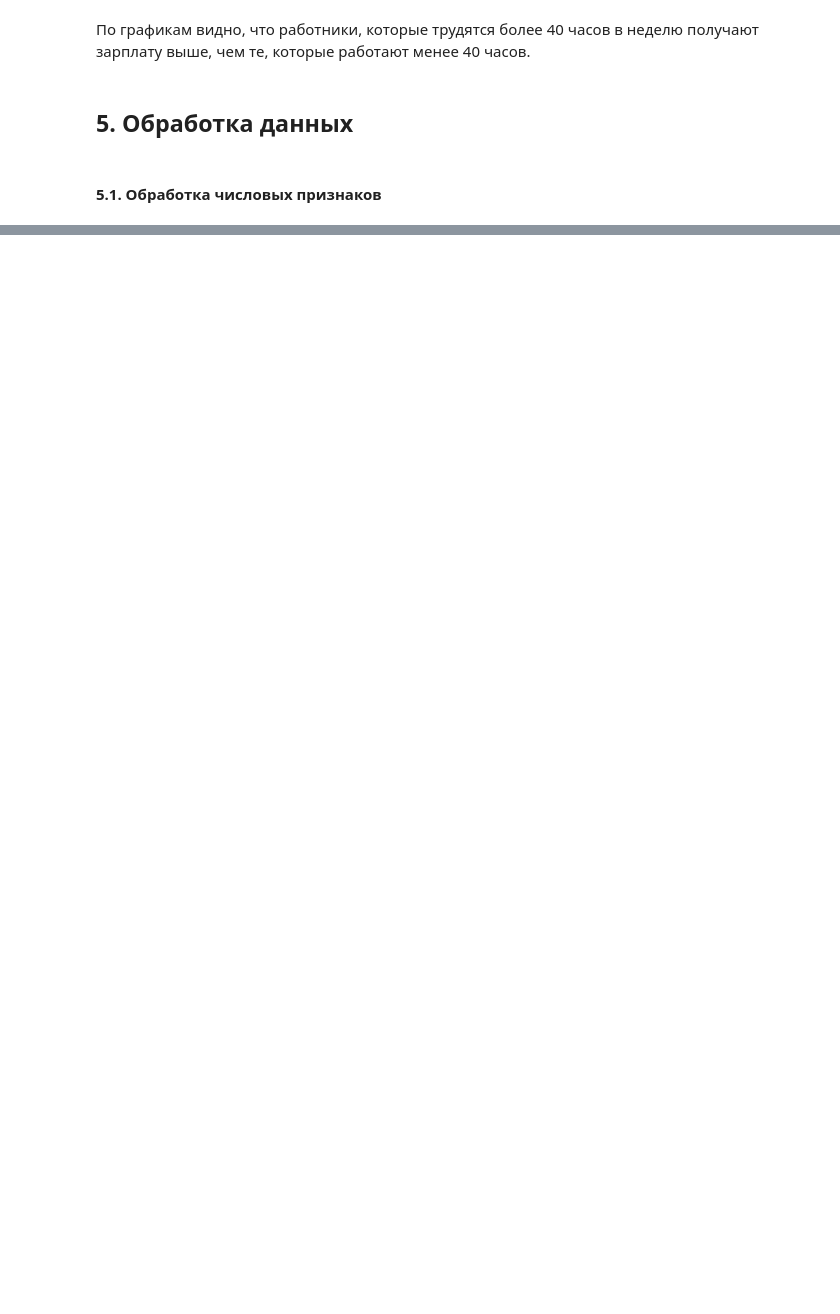
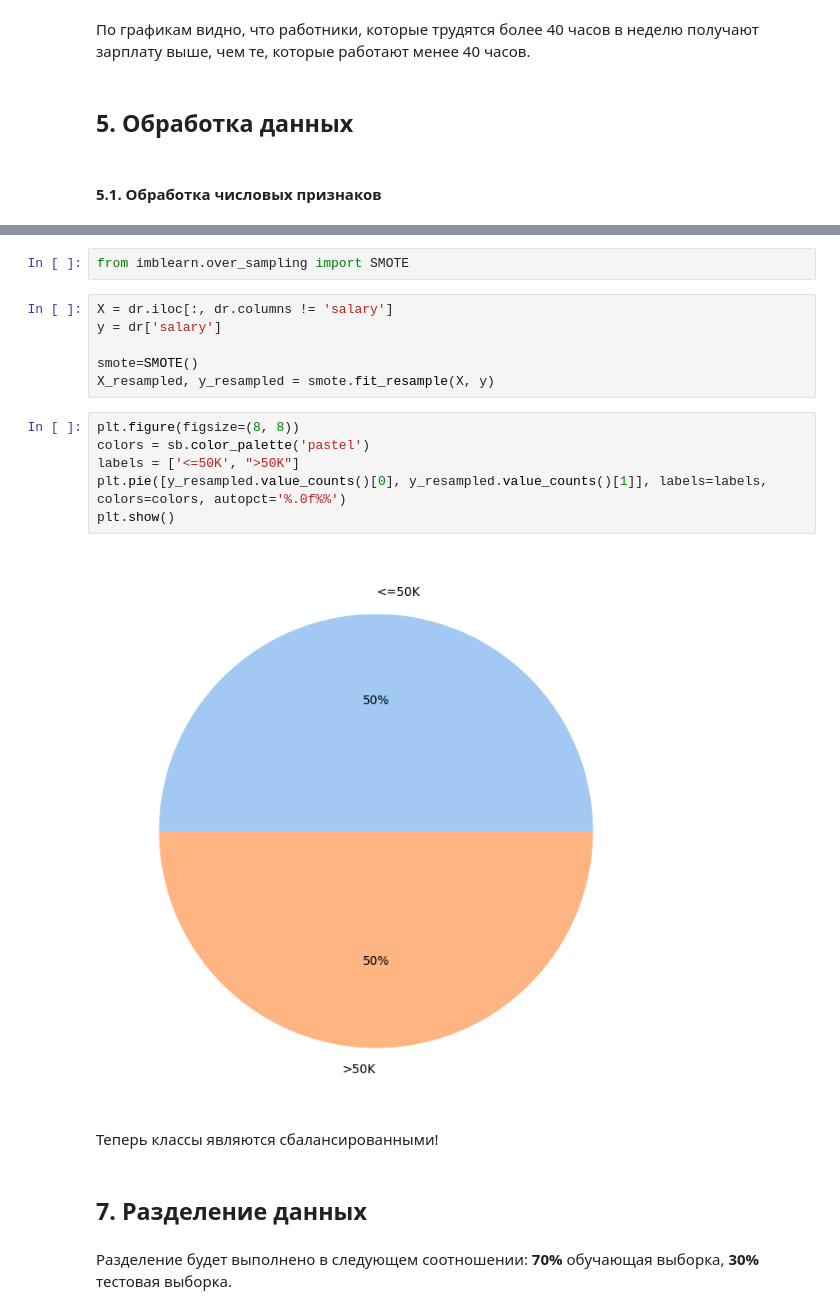
Before and after one commit to julivess/ML_course, a Jupyter notebook: salary_classification(1).ipynb, the cells around one changed output, grey strips where cells are left out. Drawn from its saved outputs; the diff is of its cells as text; blank space fills up the shorter version.

```diff
--- a/salary_classification(1).ipynb
+++ b/salary_classification(1).ipynb
@@ -303,0 +552,22 @@ plt.show()
+# %%
+from imblearn.over_sampling import SMOTE
+# %%
+X = dr.iloc[:, dr.columns != 'salary']
+y = dr['salary']
+
+smote=SMOTE()
+X_resampled, y_resampled = smote.fit_resample(X, y)
+# %%
+plt.figure(figsize=(8, 8))
+colors = sb.color_palette('pastel')
+labels = ['<=50K', ">50K"]
+plt.pie([y_resampled.value_counts()[0], y_resampled.value_counts()[1]], labels=labels, colors=colors, autopct='%.0f%%')
+plt.show()
+# %% [output]
+[figure, added]
+# %% [markdown]
+Теперь классы являются сбалансированными!
+# %% [markdown]
+##  **7. Разделение данных**
+# %% [markdown]
+Разделение будет выполнено в следующем соотношении: **70%** обучающая выборка, **30%** тестовая выборка.
```
Also changed, not shown: parts of 55 cells of this notebook.
